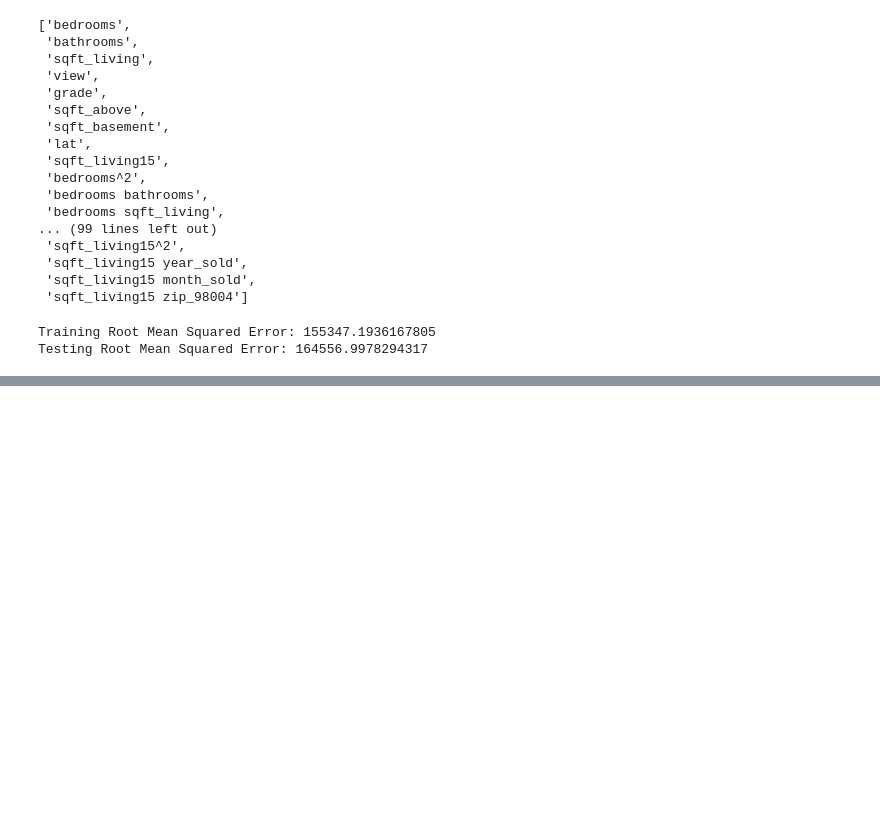
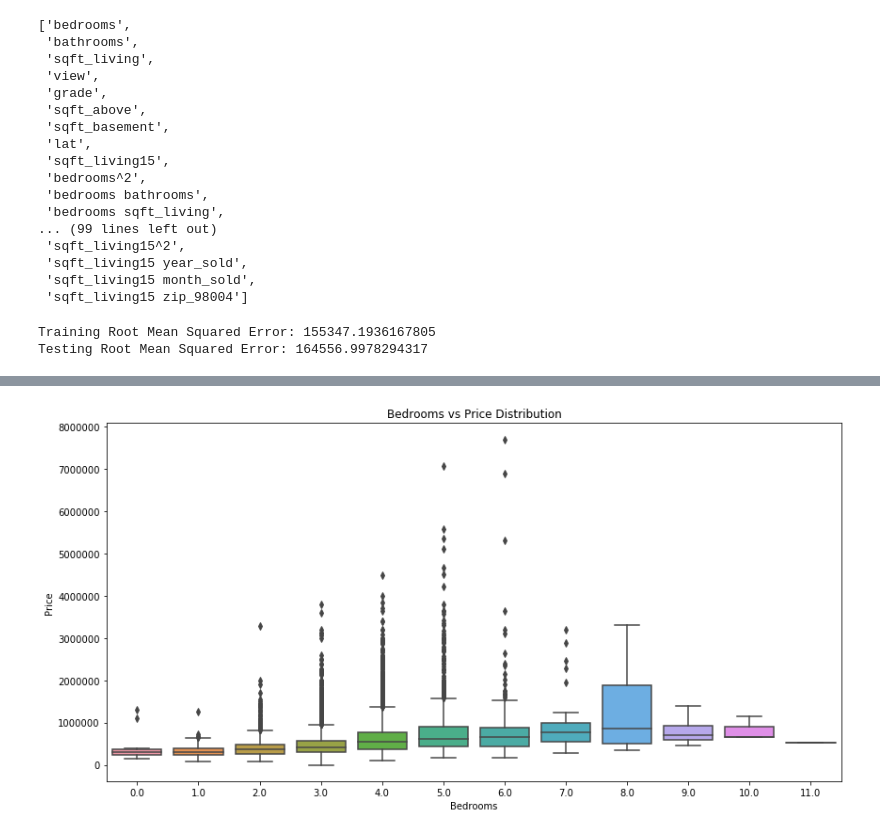
Before and after one commit to Kelvin-Arellano/nyc-mhtn-ds-120720-lectures, a Jupyter notebook: Phase_2/Phase2_project/Predict_holdout.ipynb, the cells around one changed output, grey strips where cells are left out. Saved outputs shown, nothing was run; the diff lists cells and outputs as text; code cells hidden in the pictures; blank space fills up the shorter version.

```diff
--- a/Phase_2/Phase2_project/Predict_holdout.ipynb
+++ b/Phase_2/Phase2_project/Predict_holdout.ipynb
@@ -385,0 +485,6 @@ Testing Root Mean Squared Error: 164556.9978294317
+# %%
+fig, ax = plt.subplots(figsize=(14, 7))
+sns.boxplot(x='bedrooms', y="price", data=df)
+ax.set(xlabel='Bedrooms', ylabel='Price',title='Bedrooms vs Price Distribution');
+# %% [output]
+[figure, added]
```
Also changed, not shown: parts of 35 cells of this notebook.
